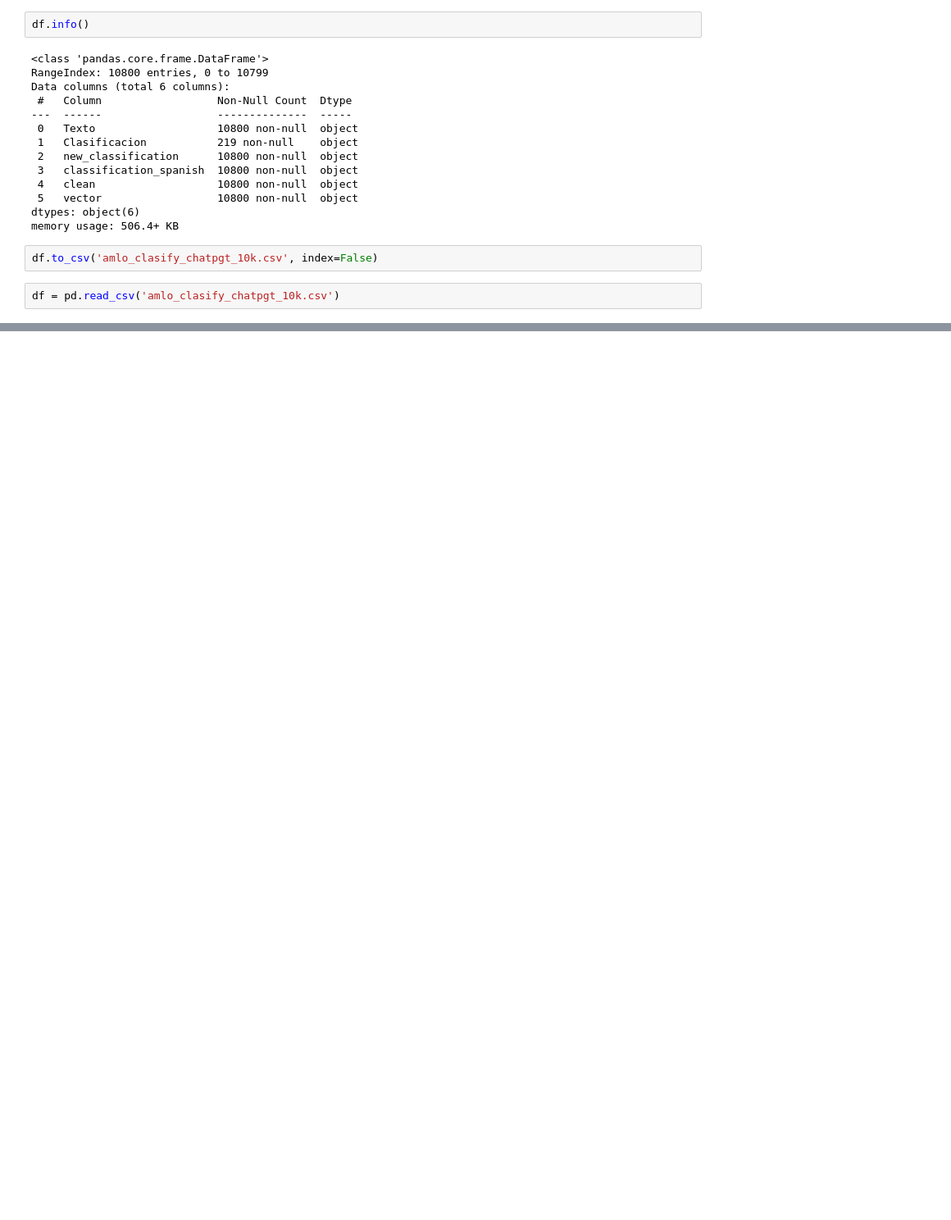
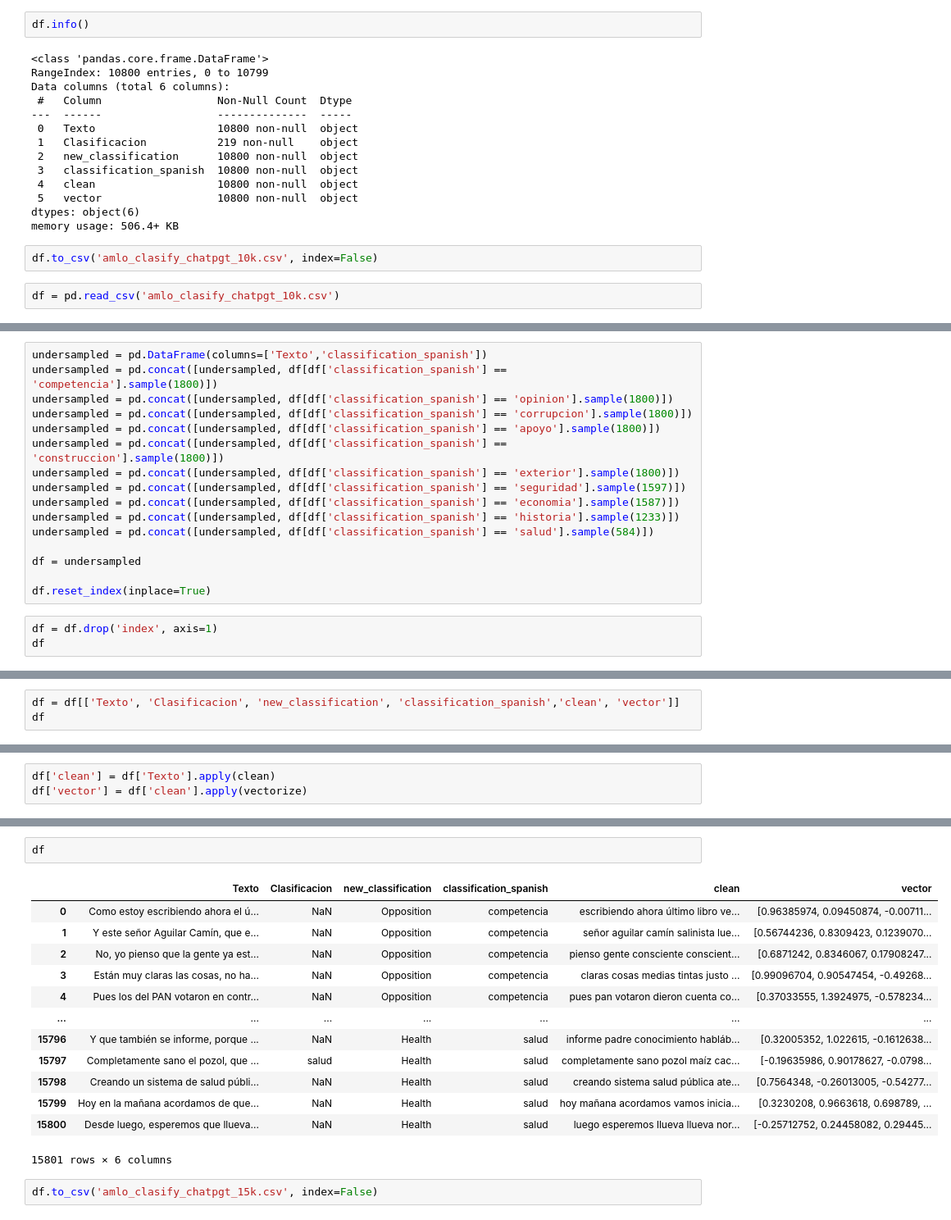
Before and after one commit to danielhtoledo2002/AMLO-CLASIFIER, a Jupyter notebook: OpenAi/Classify_amlo.ipynb, the cells around one changed output, grey strips where cells are left out. Shown at 82% size. Drawn from its saved outputs; the diff is of its cells as text; blank space fills up the shorter version.

```diff
--- a/OpenAi/Classify_amlo.ipynb
+++ b/OpenAi/Classify_amlo.ipynb
@@ -506,0 +515,19 @@ df = pd.read_csv('amlo_clasify_chatpgt_10k.csv')
+# %%
+undersampled = pd.DataFrame(columns=['Texto','classification_spanish'])
+undersampled = pd.concat([undersampled, df[df['classification_spanish'] == 'competencia'].sample(1800)])
+undersampled = pd.concat([undersampled, df[df['classification_spanish'] == 'opinion'].sample(1800)])
+undersampled = pd.concat([undersampled, df[df['classification_spanish'] == 'corrupcion'].sample(1800)])
+undersampled = pd.concat([undersampled, df[df['classification_spanish'] == 'apoyo'].sample(1800)])
+undersampled = pd.concat([undersampled, df[df['classification_spanish'] == 'construccion'].sample(1800)])
+undersampled = pd.concat([undersampled, df[df['classification_spanish'] == 'exterior'].sample(1800)])
+undersampled = pd.concat([undersampled, df[df['classification_spanish'] == 'seguridad'].sample(1597)])
+undersampled = pd.concat([undersampled, df[df['classification_spanish'] == 'economia'].sample(1587)])
+undersampled = pd.concat([undersampled, df[df['classification_spanish'] == 'historia'].sample(1233)])
+undersampled = pd.concat([undersampled, df[df['classification_spanish'] == 'salud'].sample(584)])
+
+df = undersampled
+
+df.reset_index(inplace=True)
+# %%
+df = df.drop('index', axis=1)
+df
@@ -506,0 +548,3 @@ df = pd.read_csv('amlo_clasify_chatpgt_10k.csv')
+# %%
+df = df[['Texto', 'Clasificacion', 'new_classification', 'classification_spanish','clean', 'vector']]
+df
@@ -506,0 +565,3 @@ df = pd.read_csv('amlo_clasify_chatpgt_10k.csv')
+# %%
+df['clean'] = df['Texto'].apply(clean)
+df['vector'] = df['clean'].apply(vectorize)
@@ -506,0 +579,18 @@ df = pd.read_csv('amlo_clasify_chatpgt_10k.csv')
+# %%
+df
+# %% [output]
+|  | Texto | Clasificacion | new_classification | classification_spanish | clean | vector |
+| 0 | Como estoy escribiendo ahora el ú... | NaN | Opposition | competencia | escribiendo ahora último libro ve... | [0.96385974, 0.09450874, -0.00711... |
+| 1 | Y este señor Aguilar Camín, que e... | NaN | Opposition | competencia | señor aguilar camín salinista lue... | [0.56744236, 0.8309423, 0.1239070... |
+| 2 | No, yo pienso que la gente ya est... | NaN | Opposition | competencia | pienso gente consciente conscient... | [0.6871242, 0.8346067, 0.17908247... |
+| 3 | Están muy claras las cosas, no ha... | NaN | Opposition | competencia | claras cosas medias tintas justo ... | [0.99096704, 0.90547454, -0.49268... |
+| 4 | Pues los del PAN votaron en contr... | NaN | Opposition | competencia | pues pan votaron dieron cuenta co... | [0.37033555, 1.3924975, -0.578234... |
+| ... | ... | ... | ... | ... | ... | ... |
+| 15796 | Y que también se informe, porque ... | NaN | Health | salud | informe padre conocimiento habláb... | [0.32005352, 1.022615, -0.1612638... |
+| 15797 | Completamente sano el pozol, que ... | salud | Health | salud | completamente sano pozol maíz cac... | [-0.19635986, 0.90178627, -0.0798... |
+| 15798 | Creando un sistema de salud públi... | NaN | Health | salud | creando sistema salud pública ate... | [0.7564348, -0.26013005, -0.54277... |
+| 15799 | Hoy en la mañana acordamos de que... | NaN | Health | salud | hoy mañana acordamos vamos inicia... | [0.3230208, 0.9663618, 0.698789, ... |
+| 15800 | Desde luego, esperemos que llueva... | NaN | Health | salud | luego esperemos llueva llueva nor... | [-0.25712752, 0.24458082, 0.29445... |
+15801 rows × 6 columns
+# %%
+df.to_csv('amlo_clasify_chatpgt_15k.csv', index=False)
```
Also changed, not shown: parts of 8 cells of this notebook, 1 other file.
